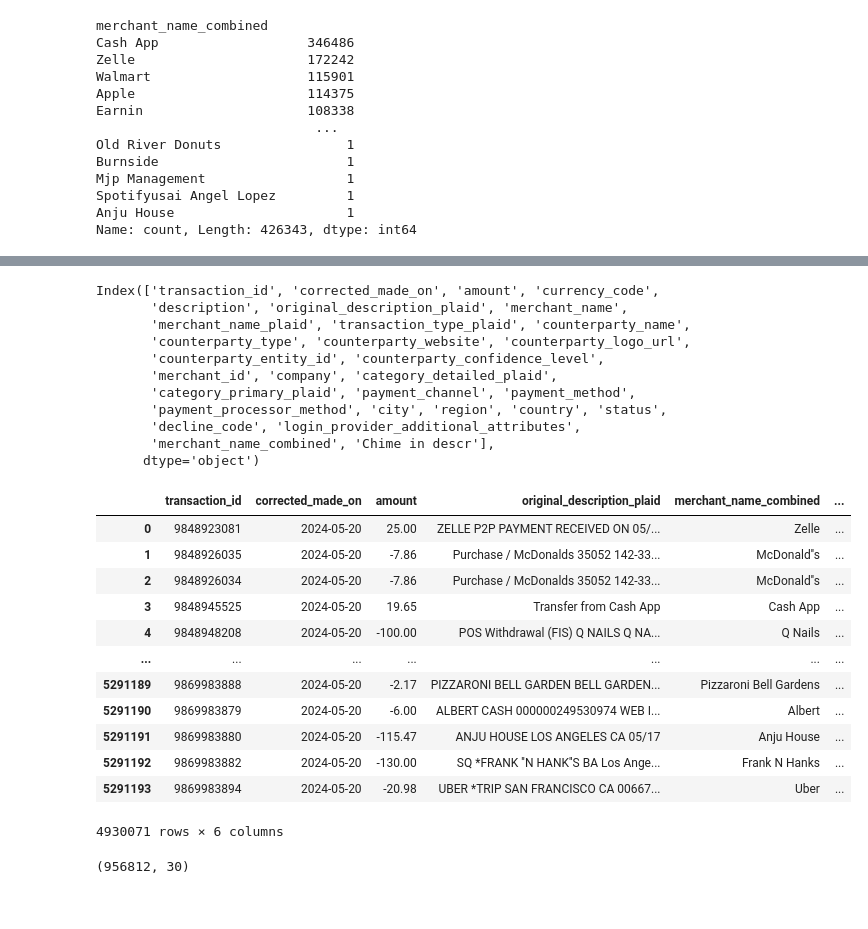
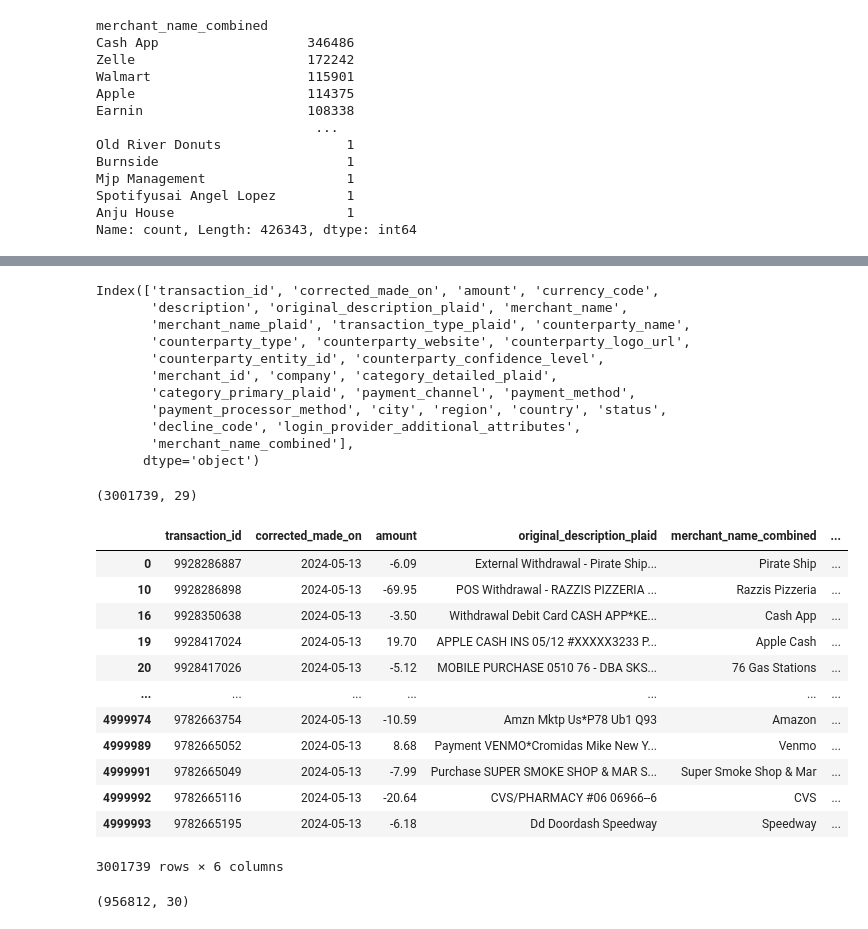
Before and after one commit to claracaste/exploration, a Jupyter notebook: MERCHANTS/merchants_query_creation_local_loop.ipynb, the cells around one changed output, grey strips where cells are left out. Drawn from its saved outputs; the diff is of its cells as text; code cells hidden in the pictures.

Commit message:
drop duplicates

```diff
--- a/MERCHANTS/merchants_query_creation_local_loop.ipynb
+++ b/MERCHANTS/merchants_query_creation_local_loop.ipynb
@@ -400,5 +394,5 @@ s3://cleo-data-science/transaction_enrichment/experimental_data/caste/raw/trans_
 # %%
-path_file = "s3://cleo-data-science/transaction_enrichment/experimental_data/caste/raw/trans_2024-05-17_2024-05-17_240524_1743"
+path_file = "s3://cleo-data-science/transaction_enrichment/experimental_data/caste/raw/trans_2024-05-13_2024-05-13"
 # %%
 df_trans = read_from_s3(path_file)
 df_trans.shape
@@ -569,6 +617,6 @@ df_trans_cln2[df_trans_cln2['merchant_name_combined']=="Uber Eats"]
 # %%
 # examples where the description and the merchant name are the same are probably not too informative
-df_trans_cln3 = df_trans_cln2[df_trans_cln2['merchant_name_combined']!=df_trans_cln2['original_description_plaid']]
+df_trans_cln3 = df_trans_cln[df_trans_cln['merchant_name_combined']!=df_trans_cln['original_description_plaid']]
 print(df_trans_cln3.shape)
 df_trans_cln3['merchant_name_combined'].value_counts()[:-40]
 # %% [output]
@@ -617,7 +665,13 @@ Index(['transaction_id', 'corrected_made_on', 'amount', 'currency_code',
        'category_primary_plaid', 'payment_channel', 'payment_method',
        'payment_processor_method', 'city', 'region', 'country', 'status',
        'decline_code', 'login_provider_additional_attributes',
-       'merchant_name_combined', 'Chime in descr'],
+       'merchant_name_combined'],
       dtype='object')
 # %%
 columns_to_keep = ['transaction_id','corrected_made_on','amount','original_description_plaid','merchant_name_combined','payment_channel']
+# %%
+df_trans_cln4 = df_trans_cln3.drop_duplicates(subset=['original_description_plaid','merchant_name_combined'])
+# %%
+df_trans_cln4.shape
+# %% [output]
+(3001739, 29)
@@ -624,19 +681,19 @@ columns_to_keep = ['transaction_id','corrected_made_on','amount','original_descr
 # %%
-df_trans_cln3[columns_to_keep]
+df_trans_cln4[columns_to_keep]
 # %% [output]
 |  | transaction_id | corrected_made_on | amount | original_description_plaid | merchant_name_combined | ... |
-| 0 | 9848923081 | 2024-05-20 | 25.00 | ZELLE P2P PAYMENT RECEIVED ON 05/... | Zelle | ... |
-| 1 | 9848926035 | 2024-05-20 | -7.86 | Purchase / McDonalds 35052 142-33... | McDonald''s | ... |
-| 2 | 9848926034 | 2024-05-20 | -7.86 | Purchase / McDonalds 35052 142-33... | McDonald''s | ... |
-| 3 | 9848945525 | 2024-05-20 | 19.65 | Transfer from Cash App | Cash App | ... |
-| 4 | 9848948208 | 2024-05-20 | -100.00 | POS Withdrawal (FIS) Q NAILS Q NA... | Q Nails | ... |
+| 0 | 9928286887 | 2024-05-13 | -6.09 | External Withdrawal - Pirate Ship... | Pirate Ship | ... |
+| 10 | 9928286898 | 2024-05-13 | -69.95 | POS Withdrawal - RAZZIS PIZZERIA ... | Razzis Pizzeria | ... |
+| 16 | 9928350638 | 2024-05-13 | -3.50 | Withdrawal Debit Card CASH APP*KE... | Cash App | ... |
+| 19 | 9928417024 | 2024-05-13 | 19.70 | APPLE CASH INS 05/12 #XXXXX3233 P... | Apple Cash | ... |
+| 20 | 9928417026 | 2024-05-13 | -5.12 | MOBILE PURCHASE 0510 76 - DBA SKS... | 76 Gas Stations | ... |
 | ... | ... | ... | ... | ... | ... | ... |
-| 5291189 | 9869983888 | 2024-05-20 | -2.17 | PIZZARONI BELL GARDEN BELL GARDEN... | Pizzaroni Bell Gardens | ... |
-| 5291190 | 9869983879 | 2024-05-20 | -6.00 | ALBERT CASH 000000249530974 WEB I... | Albert | ... |
-| 5291191 | 9869983880 | 2024-05-20 | -115.47 | ANJU HOUSE LOS ANGELES CA 05/17 | Anju House | ... |
-| 5291192 | 9869983882 | 2024-05-20 | -130.00 | SQ *FRANK ''N HANK''S BA Los Ange... | Frank N Hanks | ... |
-| 5291193 | 9869983894 | 2024-05-20 | -20.98 | UBER *TRIP SAN FRANCISCO CA 00667... | Uber | ... |
+| 4999974 | 9782663754 | 2024-05-13 | -10.59 | Amzn Mktp Us*P78 Ub1 Q93 | Amazon | ... |
+| 4999989 | 9782665052 | 2024-05-13 | 8.68 | Payment VENMO*Cromidas Mike New Y... | Venmo | ... |
+| 4999991 | 9782665049 | 2024-05-13 | -7.99 | Purchase SUPER SMOKE SHOP & MAR S... | Super Smoke Shop & Mar | ... |
+| 4999992 | 9782665116 | 2024-05-13 | -20.64 | CVS/PHARMACY #06 06966--6 | CVS | ... |
+| 4999993 | 9782665195 | 2024-05-13 | -6.18 | Dd Doordash Speedway | Speedway | ... |
-4930071 rows × 6 columns
+3001739 rows × 6 columns
 # %%
 # save this dataset and depending on the type of algorithm you can choose how to reorder the data
 
```
Also changed, not shown: parts of 26 cells of this notebook, 1 other file.
